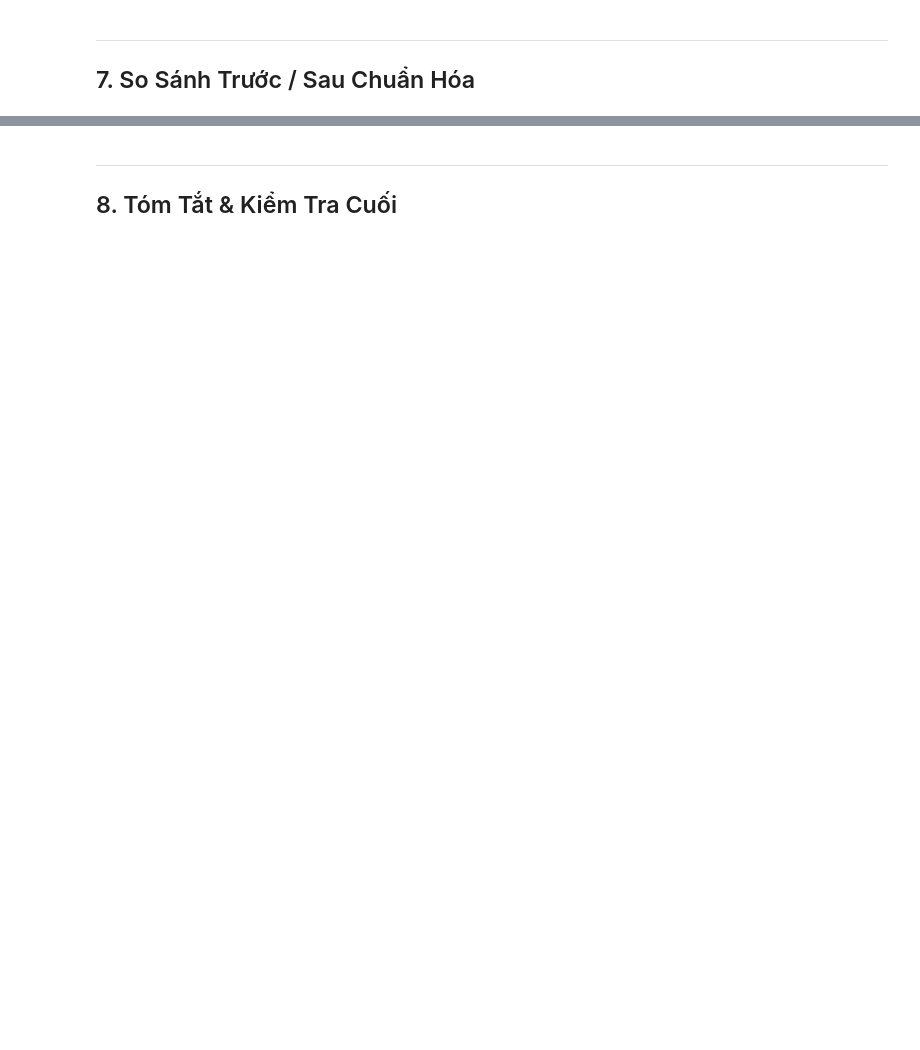
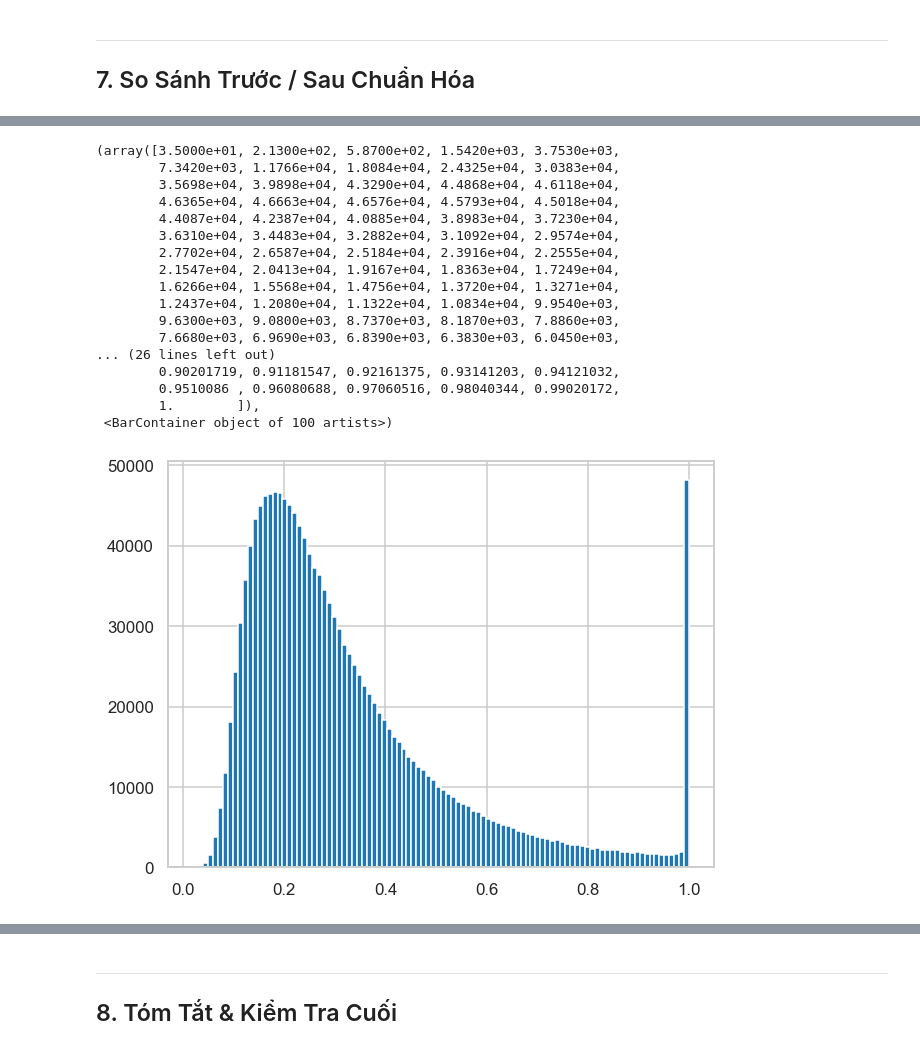
Before and after one commit to gilchea/experiment, a Jupyter notebook: data_exploration_preprocessing.ipynb, the cells around one changed output, grey strips where cells are left out. Saved outputs shown, nothing was run; the diff lists cells and outputs as text; code cells hidden in the pictures; blank space fills up the shorter version.

Commit message:
preprocessing data

```diff
--- a/data_exploration_preprocessing.ipynb
+++ b/data_exploration_preprocessing.ipynb
@@ -496,0 +667,22 @@ plt.tight_layout(); plt.show()
+# %%
+values = X_tr_rc_norm.data  # chỉ non-zero
+plt.hist(values, bins=100)
+# %% [output]
+(array([3.5000e+01, 2.1300e+02, 5.8700e+02, 1.5420e+03, 3.7530e+03,
+        7.3420e+03, 1.1766e+04, 1.8084e+04, 2.4325e+04, 3.0383e+04,
+        3.5698e+04, 3.9898e+04, 4.3290e+04, 4.4868e+04, 4.6118e+04,
+        4.6365e+04, 4.6663e+04, 4.6576e+04, 4.5793e+04, 4.5018e+04,
+        4.4087e+04, 4.2387e+04, 4.0885e+04, 3.8983e+04, 3.7230e+04,
+        3.6310e+04, 3.4483e+04, 3.2882e+04, 3.1092e+04, 2.9574e+04,
+        2.7702e+04, 2.6587e+04, 2.5184e+04, 2.3916e+04, 2.2555e+04,
+        2.1547e+04, 2.0413e+04, 1.9167e+04, 1.8363e+04, 1.7249e+04,
+        1.6266e+04, 1.5568e+04, 1.4756e+04, 1.3720e+04, 1.3271e+04,
+        1.2437e+04, 1.2080e+04, 1.1322e+04, 1.0834e+04, 9.9540e+03,
+        9.6300e+03, 9.0800e+03, 8.7370e+03, 8.1870e+03, 7.8860e+03,
+        7.6680e+03, 6.9690e+03, 6.8390e+03, 6.3830e+03, 6.0450e+03,
+... (26 lines left out)
+        0.90201719, 0.91181547, 0.92161375, 0.93141203, 0.94121032,
+        0.9510086 , 0.96080688, 0.97060516, 0.98040344, 0.99020172,
+        1.        ]),
+ <BarContainer object of 100 artists>)
+[figure, added]
```
Also changed, not shown: parts of 35 cells of this notebook, 1 other file.
